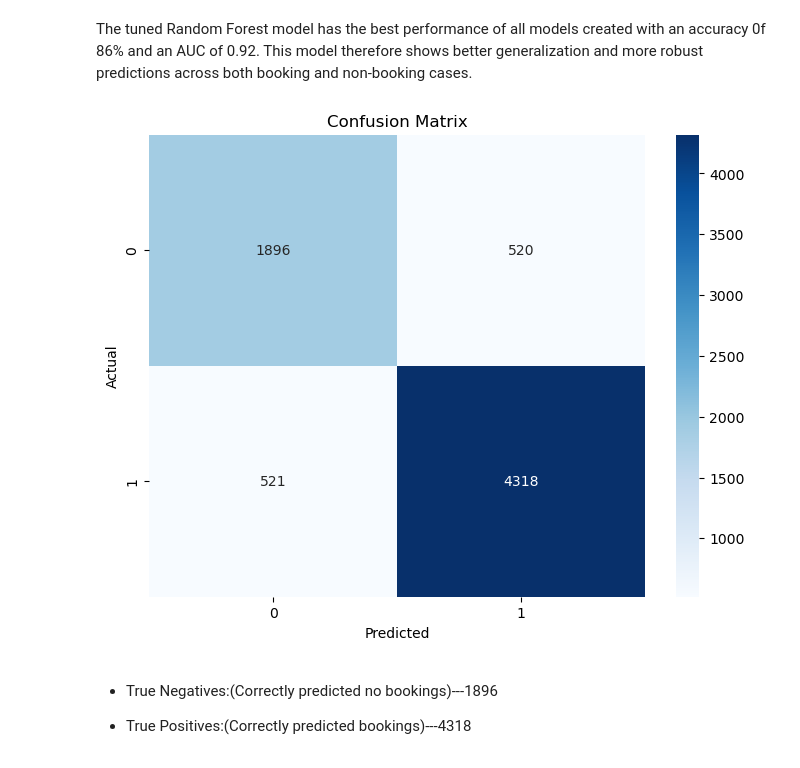
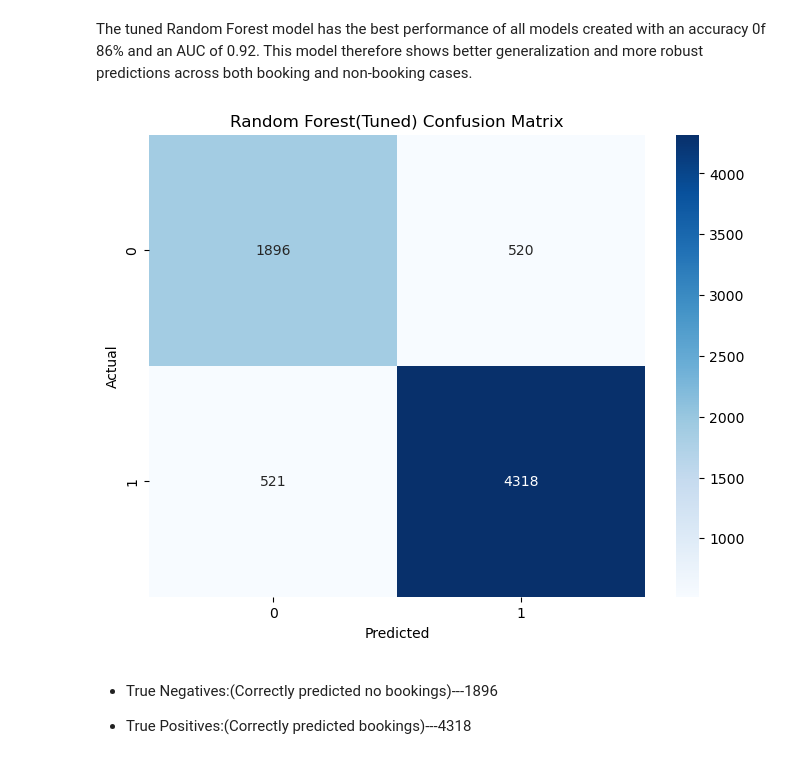
Before and after one commit to James-tech4/JAMES-PHASE-3-DSPT-8-PROJECT, a Jupyter notebook: index.ipynb, the cells around one changed output. Saved outputs shown, nothing was run; the diff lists cells and outputs as text; code cells hidden in the pictures.

```diff
--- a/index.ipynb
+++ b/index.ipynb
@@ -1051,16 +1051,16 @@ AUC Score (Tuned Random Forest): 0.9202725954544273
 # %% [markdown]
 The tuned Random Forest model has the best performance of all models created with an accuracy 0f 86% and an AUC of 0.92. This model therefore shows better generalization and more robust predictions across both booking and non-booking cases.
 # %%
-#Confusion Matrix
+# Confusion Matrix
 plt.figure(figsize=(8, 6))
 conf_matrix = confusion_matrix(y_test_dt, y_pred_rf_best)
 sns.heatmap(conf_matrix, annot=True, fmt='d', cmap='Blues')
-plt.title('Confusion Matrix')
+plt.title('Random Forest(Tuned) Confusion Matrix')
 plt.xlabel('Predicted')
 plt.ylabel('Actual')
 plt.show()
 # %% [output]
-[figure, old version]
+[figure, new version]
 # %% [markdown]
 * True Negatives:(Correctly predicted no bookings)---1896
 
```
Also changed, not shown: parts of 3 cells of this notebook.
